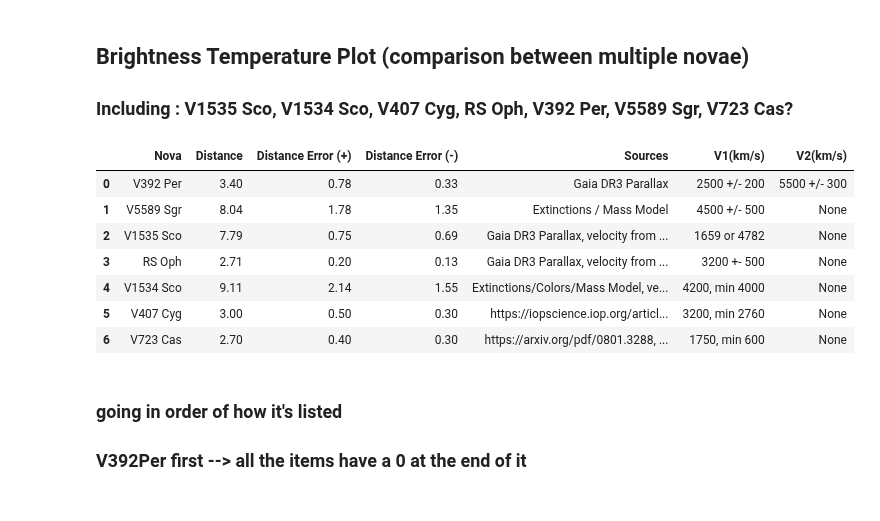
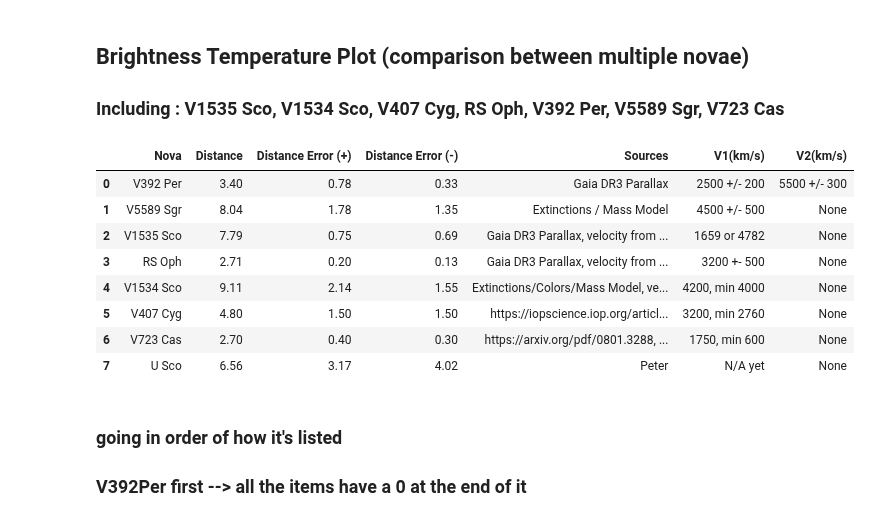
Before and after one commit to Wilhelm005/Research-Code, a Jupyter notebook: Combined_Brightness_Temparture.ipynb, the cells around one changed output. Cells and saved outputs as stored; diff of their text form; code cells hidden in the pictures.

```diff
--- a/Combined_Brightness_Temparture.ipynb
+++ b/Combined_Brightness_Temparture.ipynb
@@ -1,6 +1,6 @@
 # %% [markdown]
 ## Brightness Temperature Plot (comparison between multiple novae)
-### Including : V1535 Sco, V1534 Sco, V407 Cyg, RS Oph, V392 Per, V5589 Sgr, V723 Cas?
+### Including : V1535 Sco, V1534 Sco, V407 Cyg, RS Oph, V392 Per, V5589 Sgr, V723 Cas
 # %%
 #imports
 import numpy as np
@@ -12,28 +12,30 @@ import matplotlib.pyplot as plt
 # %%
 data_novas = (
 
 ["V392 Per", 3.40, 0.78, 0.33,	"Gaia DR3 Parallax", "2500 +/- 200", "5500 +/- 300"],
 ["V5589 Sgr", 8.04, 1.78, 1.35,	"Extinctions / Mass Model",	 "4500 +/- 500"],
 ["V1535 Sco", 7.79, 0.75, 0.69,	"Gaia DR3 Parallax, velocity from https://iopscience.iop.org/article/10.3847/1538-4357/aa7512/pdf", "1659 or 4782"],
 ["RS Oph", 2.71, 0.2, 0.13,	"Gaia DR3 Parallax, velocity from https://iopscience.iop.org/article/10.3847/1538-4357/acc105/pdf", "3200 +- 500"],
 ["V1534 Sco", 9.11, 2.14, 1.55,	"Extinctions/Colors/Mass Model, velocity from https://arxiv.org/pdf/1712.02530", '4200, min 4000'],
-['V407 Cyg', 3, 0.5, 0.3, "https://iopscience.iop.org/article/10.1088/0004-637X/761/2/173/pdf", "3200, min 2760"],
+['V407 Cyg', 4.8, 1.5, 1.5, "https://iopscience.iop.org/article/10.1088/0004-637X/761/2/173/pdf", "3200, min 2760"],
 ['V723 Cas', 2.7, 0.4, 0.3, "https://arxiv.org/pdf/0801.3288, velocity from https://www.aanda.org/articles/aa/pdf/2006/20/aa3984-05.pdf", "1750, min 600"],
+['U Sco', 6.56, 3.17, 4.02, 'Peter', 'N/A yet']
 )
 
 df_novas = pd.DataFrame(data_novas, columns = ['Nova', 'Distance', 'Distance Error (+)',
                                                'Distance Error (-)', 'Sources', "V1(km/s)",		"V2(km/s)"])
 
 df_novas
 # %% [output]
 |  | Nova | Distance | Distance Error (+) | Distance Error (-) | Sources | V1(km/s) | V2(km/s) |
 | 0 | V392 Per | 3.40 | 0.78 | 0.33 | Gaia DR3 Parallax | 2500 +/- 200 | 5500 +/- 300 |
 | 1 | V5589 Sgr | 8.04 | 1.78 | 1.35 | Extinctions / Mass Model | 4500 +/- 500 | None |
 | 2 | V1535 Sco | 7.79 | 0.75 | 0.69 | Gaia DR3 Parallax, velocity from ... | 1659 or 4782 | None |
 | 3 | RS Oph | 2.71 | 0.20 | 0.13 | Gaia DR3 Parallax, velocity from ... | 3200 +- 500 | None |
 | 4 | V1534 Sco | 9.11 | 2.14 | 1.55 | Extinctions/Colors/Mass Model, ve... | 4200, min 4000 | None |
-| 5 | V407 Cyg | 3.00 | 0.50 | 0.30 | https://iopscience.iop.org/articl... | 3200, min 2760 | None |
+| 5 | V407 Cyg | 4.80 | 1.50 | 1.50 | https://iopscience.iop.org/articl... | 3200, min 2760 | None |
 | 6 | V723 Cas | 2.70 | 0.40 | 0.30 | https://arxiv.org/pdf/0801.3288, ... | 1750, min 600 | None |
+| 7 | U Sco | 6.56 | 3.17 | 4.02 | Peter | N/A yet | None |
 # %% [markdown]
 ### going in order of how it's listed
 ### V392Per first --> all the items have a 0 at the end of it
```
Also changed, not shown: parts of 14 cells of this notebook, 1 other file.
